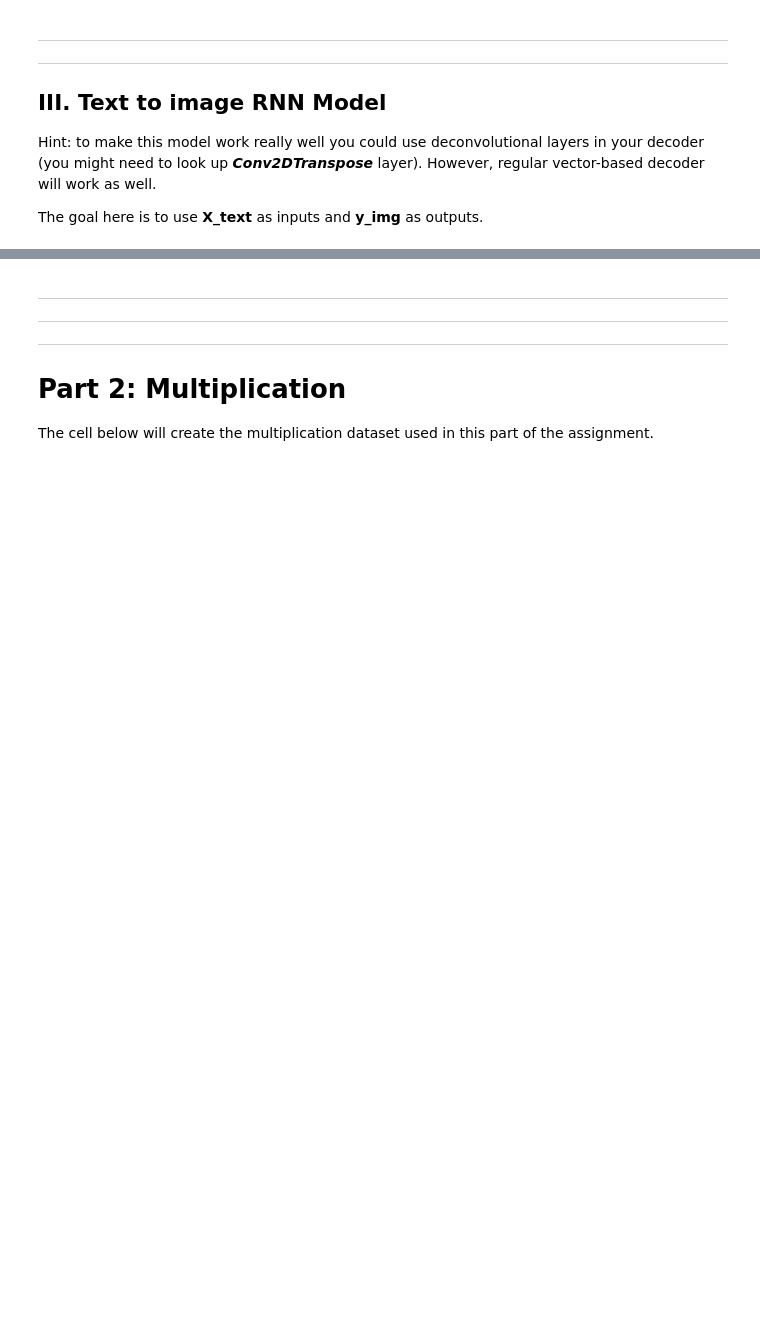
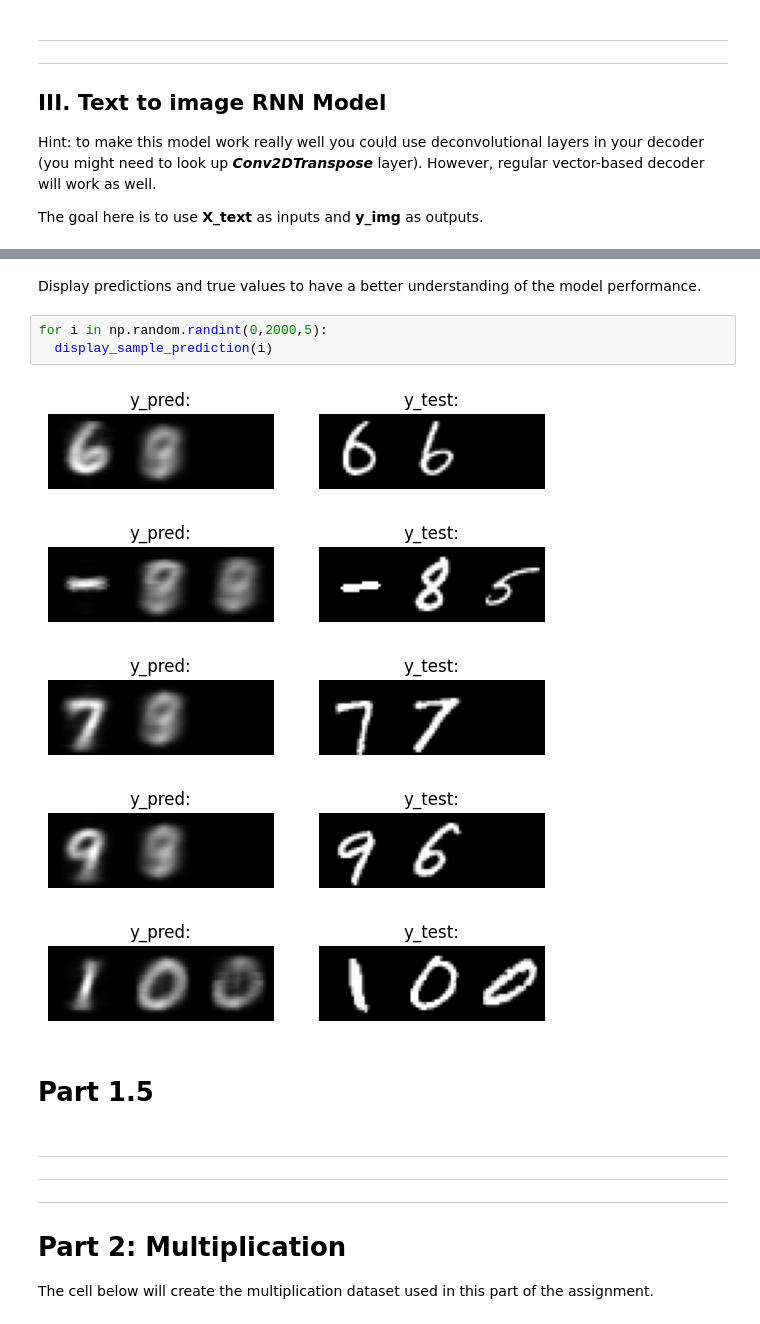
Before and after one commit to Spijkerberg/IDL-A2, a Jupyter notebook: individual_solns/A2_RNNs_colin.ipynb, the cells around one changed output, grey strips where cells are left out. Saved outputs shown, nothing was run; the diff lists cells and outputs as text; blank space fills up the shorter version.

```diff
--- a/individual_solns/A2_RNNs_colin.ipynb
+++ b/individual_solns/A2_RNNs_colin.ipynb
@@ -1165,3 +1376,16 @@ The goal here is to use **X_text** as inputs and **y_img** as outputs.
+# %% [markdown]
+Display predictions and true values to have a better understanding of the model performance.
+# %%
+for i in np.random.randint(0,2000,5):
+  display_sample_prediction(i)
+# %% [output]
+[figure, added]
+[figure, added]
+[figure, added]
+[figure, added]
+[figure, added]
+# %% [markdown]
+# Part 1.5
 # %% [markdown]
 
 ---
```
Also changed, not shown: parts of 33 cells of this notebook.
